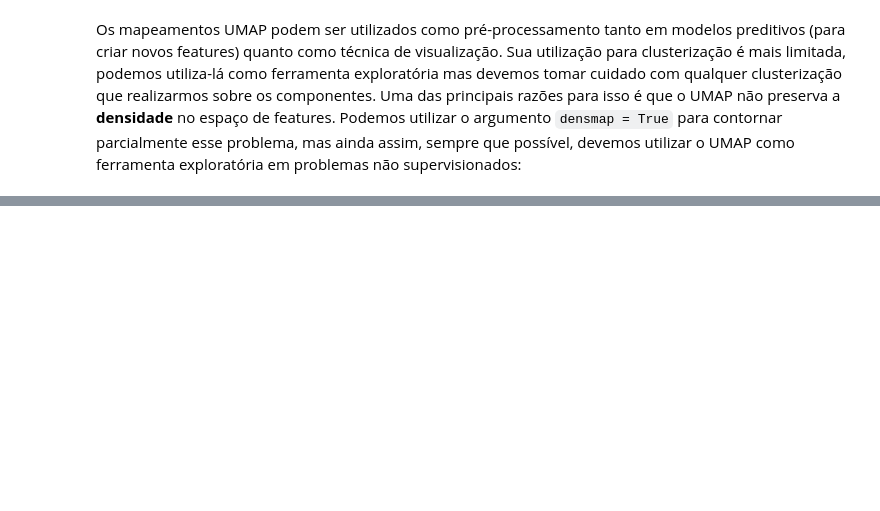
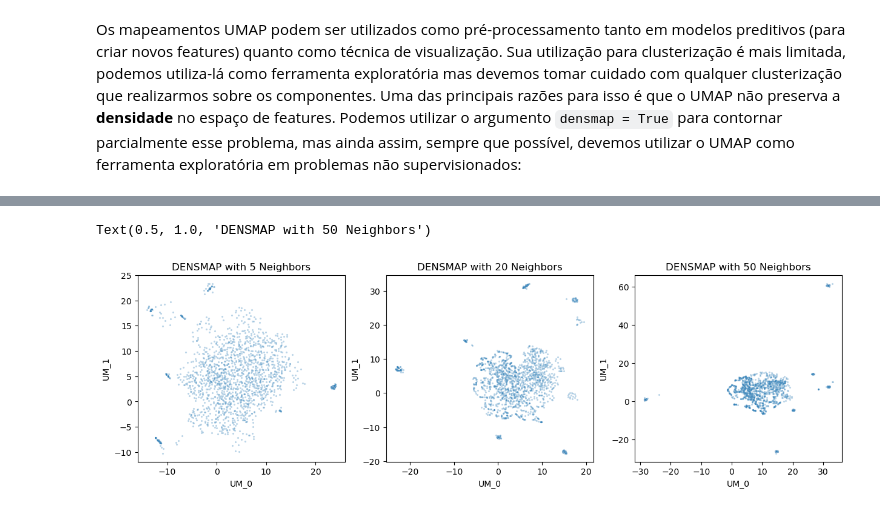
Before and after one commit to sadguilherme/99_PT_JAN2023, a Jupyter notebook: aulas/20230527 Algoritmos Não-Supervisionados III.ipynb, the cells around one changed output, grey strips where cells are left out. Cells and saved outputs as stored; diff of their text form; code cells hidden in the pictures; blank space fills up the shorter version.

```diff
--- a/aulas/20230527 Algoritmos Não-Supervisionados III.ipynb
+++ b/aulas/20230527 Algoritmos Não-Supervisionados III.ipynb
@@ -258,0 +393,11 @@ ax[2].set_title("DENSMAP with 50 Neighbors")
+# %%
+fig, ax = plt.subplots(1, 3, figsize=(15, 4))
+sns.scatterplot(data=tb_umap_5, x="UM_0", y="UM_1", s = 5, alpha = 0.3, ax = ax[0])
+ax[0].set_title("DENSMAP with 5 Neighbors")
+sns.scatterplot(data=tb_umap_20, x="UM_0", y="UM_1", s = 5, alpha = 0.3, ax = ax[1])
+ax[1].set_title("DENSMAP with 20 Neighbors")
+sns.scatterplot(data=tb_umap_50, x="UM_0", y="UM_1", s = 5, alpha = 0.3, ax = ax[2])
+ax[2].set_title("DENSMAP with 50 Neighbors")
+# %% [output]
+Text(0.5, 1.0, 'DENSMAP with 50 Neighbors')
+[figure, added]
```
Also changed, not shown: parts of 27 cells of this notebook, 1 other file.
